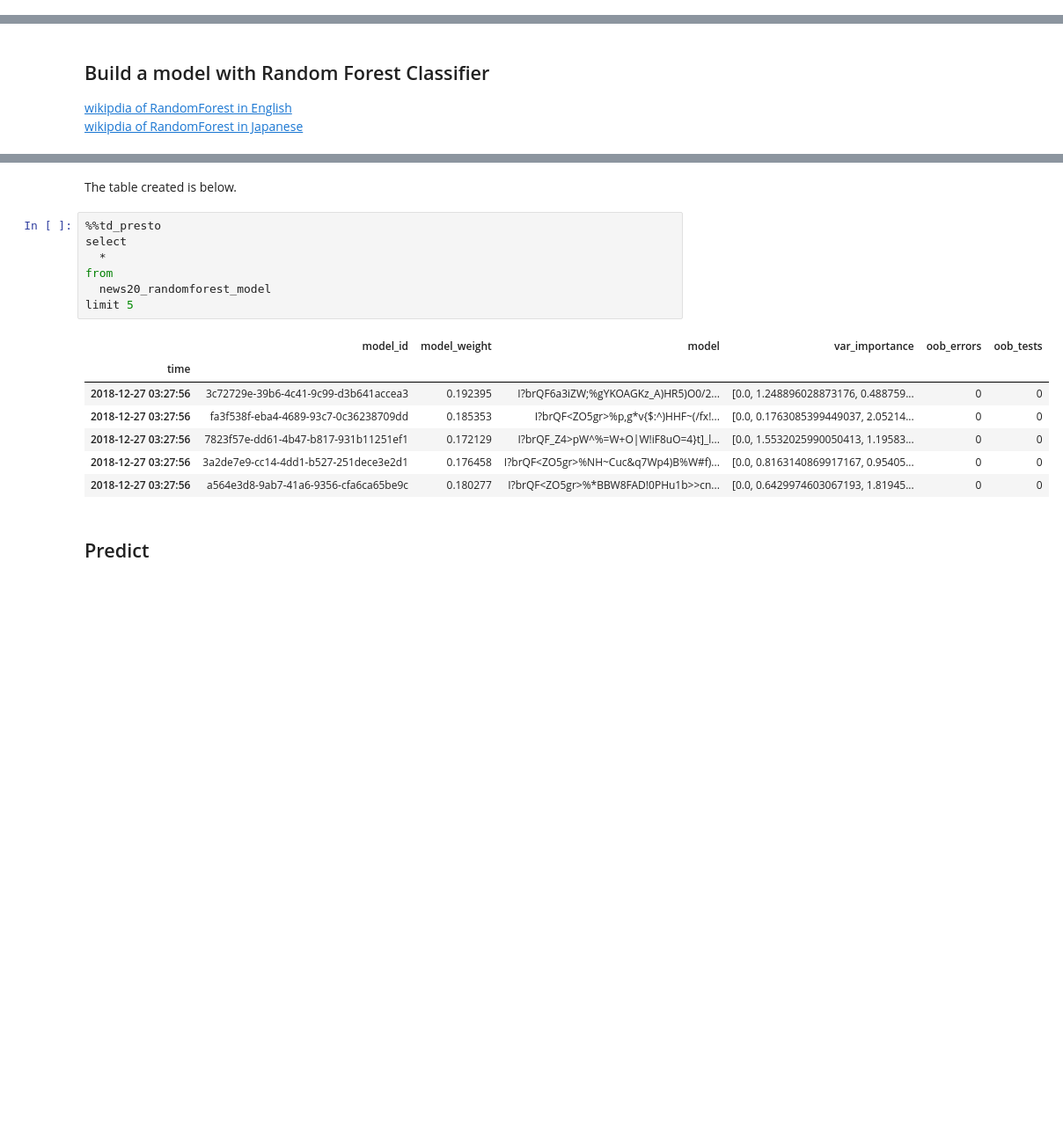
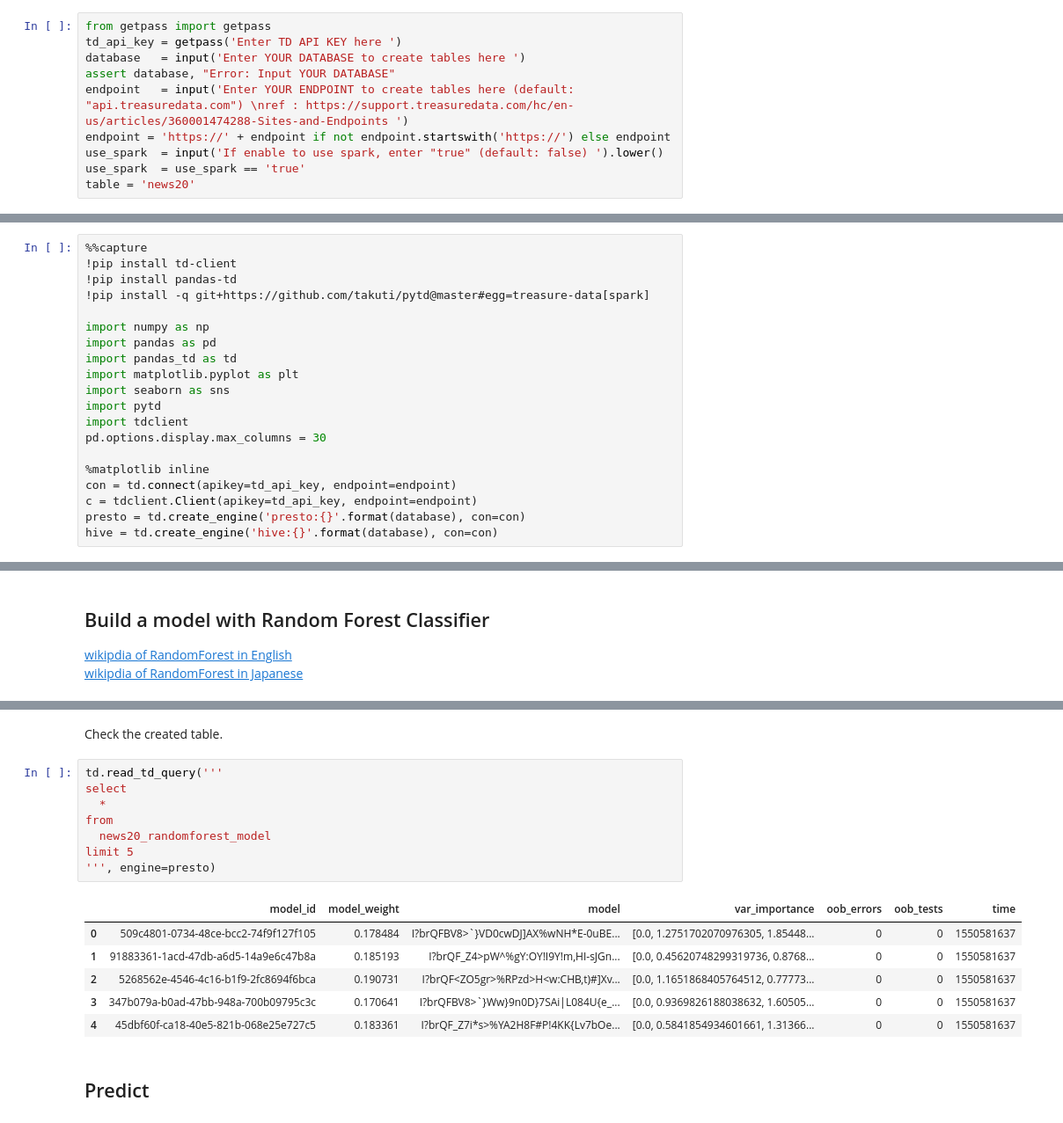
Before and after one commit to kazrin/hivemall-notebooks, a Jupyter notebook: notebooks/news20/randomforest.ipynb, the cells around one changed output, grey strips where cells are left out. Shown: that part at 88% size. Saved outputs shown, nothing was run; the diff lists cells and outputs as text; blank space fills up the shorter version.

```diff
--- a/notebooks/news20/randomforest.ipynb
+++ b/notebooks/news20/randomforest.ipynb
@@ -20,0 +10,10 @@ In addition, this notebook shows how to run a machine learning task with 20news
+# %%
+from getpass import getpass
+td_api_key = getpass('Enter TD API KEY here ')
+database   = input('Enter YOUR DATABASE to create tables here ')
+assert database, "Error: Input YOUR DATABASE"
+endpoint   = input('Enter YOUR ENDPOINT to create tables here (default: "api.treasuredata.com") \nref : https://support.treasuredata.com/hc/en-us/articles/360001474288-Sites-and-Endpoints ')
+endpoint = 'https://' + endpoint if not endpoint.startswith('https://') else endpoint
+use_spark  = input('If enable to use spark, enter "true" (default: false) ').lower()
+use_spark  = use_spark == 'true'
+table = 'news20'
@@ -21,3 +26,23 @@ In addition, this notebook shows how to run a machine learning task with 20news
+# %%
+%%capture
+!pip install td-client
+!pip install pandas-td
+!pip install -q git+https://github.com/takuti/pytd@master#egg=treasure-data[spark]
+
+import numpy as np
+import pandas as pd
+import pandas_td as td
+import matplotlib.pyplot as plt
+import seaborn as sns
+import pytd
+import tdclient
+pd.options.display.max_columns = 30
+
+%matplotlib inline
+con = td.connect(apikey=td_api_key, endpoint=endpoint)
+c = tdclient.Client(apikey=td_api_key, endpoint=endpoint)
+presto = td.create_engine('presto:{}'.format(database), con=con)
+hive = td.create_engine('hive:{}'.format(database), con=con)
 # %% [markdown]
 # Data Preparation
 # %% [markdown]
@@ -390,19 +446,19 @@ where
-# %% [markdown]
-The table created is below.
+# %% [markdown]
+Check the created table.
 # %%
-%%td_presto
+td.read_td_query('''
 select
   *
 from
   news20_randomforest_model
 limit 5
+''', engine=presto)
 # %% [output]
-|  | model_id | model_weight | model | var_importance | oob_errors | oob_tests |
-| time |  |  |  |  |  |  |
-| 2018-12-27 03:27:56 | 3c72729e-39b6-4c41-9c99-d3b641accea3 | 0.192395 | I?brQF6a3iZW;%gYKOAGKz_A)HR5)O0/2... | [0.0, 1.248896028873176, 0.488759... | 0 | 0 |
-| 2018-12-27 03:27:56 | fa3f538f-eba4-4689-93c7-0c36238709dd | 0.185353 | I?brQF<ZO5gr>%p,g*v{$:^)HHF~(/fx!... | [0.0, 0.1763085399449037, 2.05214... | 0 | 0 |
-| 2018-12-27 03:27:56 | 7823f57e-dd61-4b47-b817-931b11251ef1 | 0.172129 | I?brQF_Z4>pW^%=W+O|W!iF8uO=4}t]_l... | [0.0, 1.5532025990050413, 1.19583... | 0 | 0 |
-| 2018-12-27 03:27:56 | 3a2de7e9-cc14-4dd1-b527-251dece3e2d1 | 0.176458 | I?brQF<ZO5gr>%NH~Cuc&q7Wp4)B%W#f)... | [0.0, 0.8163140869917167, 0.95405... | 0 | 0 |
-| 2018-12-27 03:27:56 | a564e3d8-9ab7-41a6-9356-cfa6ca65be9c | 0.180277 | I?brQF<ZO5gr>%*BBW8FAD!0PHu1b>>cn... | [0.0, 0.6429974603067193, 1.81945... | 0 | 0 |
+|  | model_id | model_weight | model | var_importance | oob_errors | oob_tests | time |
+| 0 | 509c4801-0734-48ce-bcc2-74f9f127f105 | 0.178484 | I?brQFBV8>`}VD0cwDJ]AX%wNH*E-0uBE... | [0.0, 1.2751702070976305, 1.85448... | 0 | 0 | 1550581637 |
+| 1 | 91883361-1acd-47db-a6d5-14a9e6c47b8a | 0.185193 | I?brQF_Z4>pW^%gY:OY!I9Y!m,HI-sJGn... | [0.0, 0.45620748299319736, 0.8768... | 0 | 0 | 1550581637 |
+| 2 | 5268562e-4546-4c16-b1f9-2fc8694f6bca | 0.190731 | I?brQF<ZO5gr>%RPzd>H<w:CHB,t)#]Xv... | [0.0, 1.1651868405764512, 0.77773... | 0 | 0 | 1550581637 |
+| 3 | 347b079a-b0ad-47bb-948a-700b09795c3c | 0.170641 | I?brQFBV8>`}Ww}9n0D}7SAi|L084U{e_... | [0.0, 0.9369826188038632, 1.60505... | 0 | 0 | 1550581637 |
+| 4 | 45dbf60f-ca18-40e5-821b-068e25e727c5 | 0.183361 | I?brQF_Z7i*s>%YA2H8F#P!4KK{Lv7bOe... | [0.0, 0.5841854934601661, 1.31366... | 0 | 0 | 1550581637 |
 # %% [markdown]
 ## Predict
```
Also changed, not shown: parts of 53 cells of this notebook.
